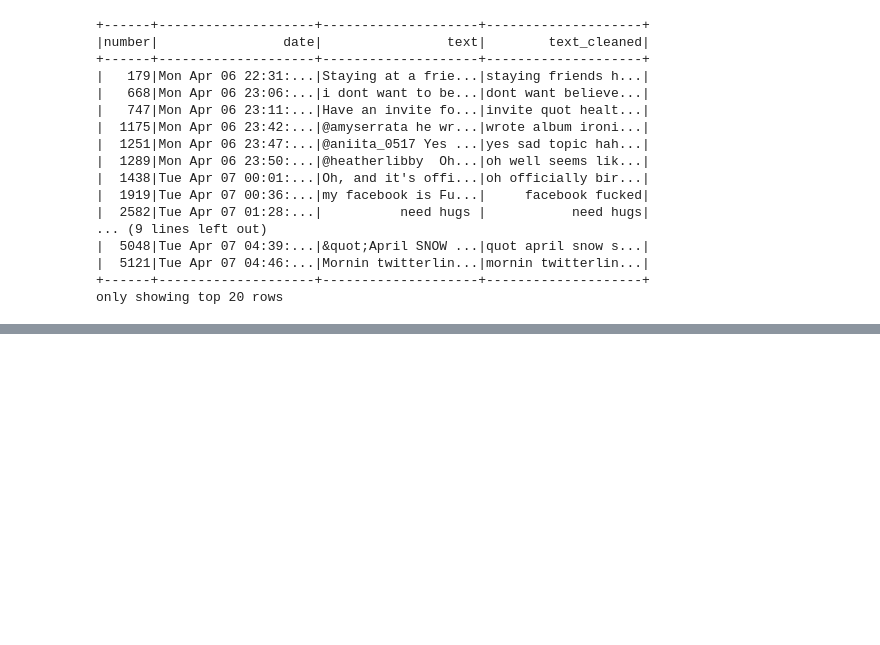
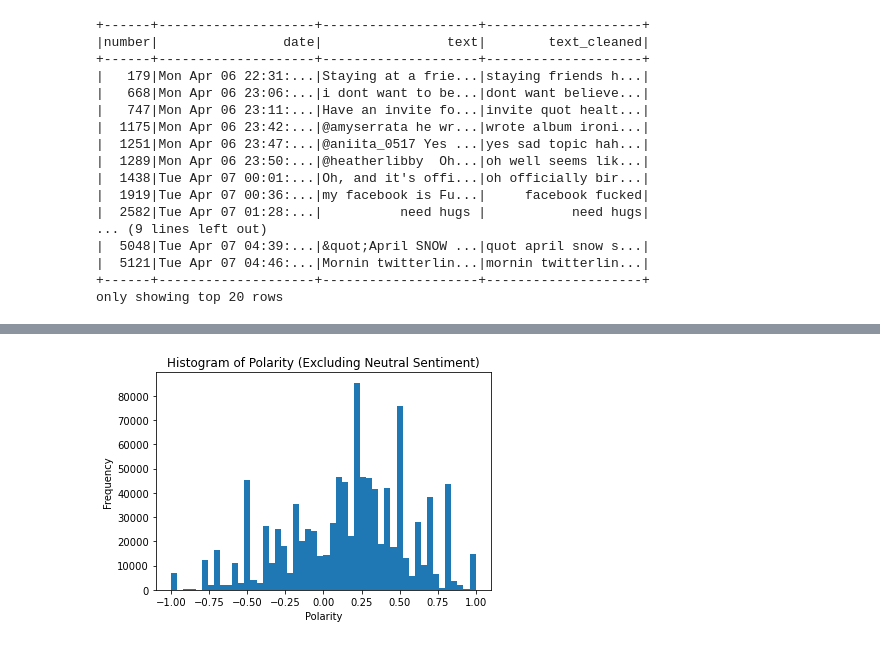
Before and after one commit to hmmtuslu/CA2-SEMESTER2, a Jupyter notebook: CA2 SEM-2.ipynb, the cells around one changed output, grey strips where cells are left out. Saved outputs shown, nothing was run; the diff lists cells and outputs as text; code cells hidden in the pictures; blank space fills up the shorter version.

```diff
--- a/CA2 SEM-2.ipynb
+++ b/CA2 SEM-2.ipynb
@@ -227,0 +201,9 @@ AnalysisException: Cannot resolve column name "label" among (number, date, text_
+# %%
+from pyspark.sql.window import Window
+from pyspark.sql import functions as F
+
+window_spec = Window.orderBy("date")
+
+df = df.withColumn("row_number", F.row_number().over(window_spec))
+
+df.show()
@@ -227,0 +233,21 @@ AnalysisException: Cannot resolve column name "label" among (number, date, text_
+# %%
+from pyspark.sql.functions import udf
+from pyspark.sql.types import StructType, StructField, FloatType
+from textblob import TextBlob
+
+
+#  UDF (User-Defined Function)
+schema = StructType([StructField("polarity", FloatType(), True), StructField("subjectivity", FloatType(), True)])
+
+def calc_sentiment_udf(txt):
+    blob = TextBlob(txt)
+    return (blob.sentiment.polarity, blob.sentiment.subjectivity)
+
+sentiment_udf = udf(calc_sentiment_udf, schema)
+
+df = df.withColumn("sentiment", sentiment_udf(df["text_cleaned"]))
+
+df = df.withColumn("polarity", df["sentiment.polarity"])
+df = df.withColumn("subjectivity", df["sentiment.subjectivity"])
+
+df.sample(withReplacement=False, fraction=0.1).show()
@@ -227,0 +280,10 @@ AnalysisException: Cannot resolve column name "label" among (number, date, text_
+# %%
+processed_data = df.filter(df["polarity"] != 0.0).select("polarity").toPandas()
+
+plt.hist(processed_data["polarity"], bins=50)
+plt.xlabel("Polarity")
+plt.ylabel("Frequency")
+plt.title("Histogram of Polarity (Excluding Neutral Sentiment)")
+plt.show()
+# %% [output]
+[figure, added]
```
Also changed, not shown: parts of 4 cells of this notebook.
